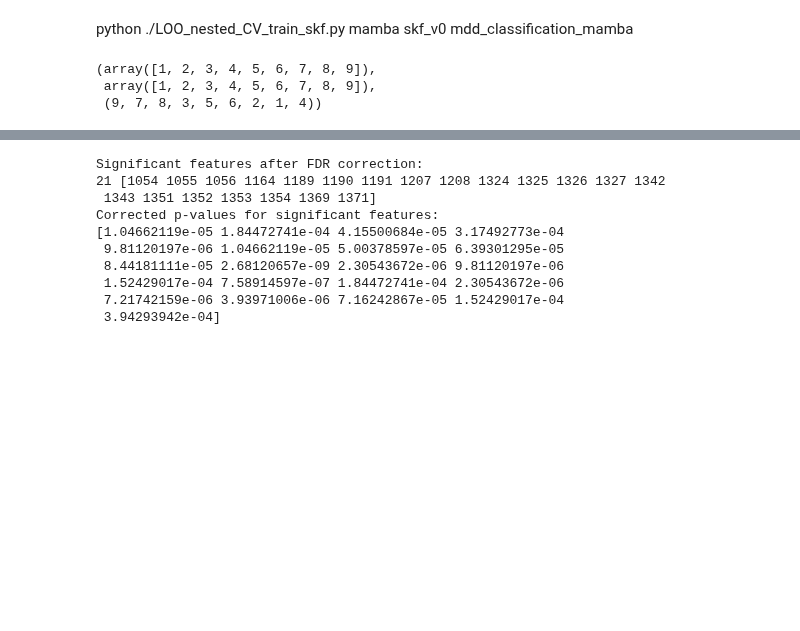
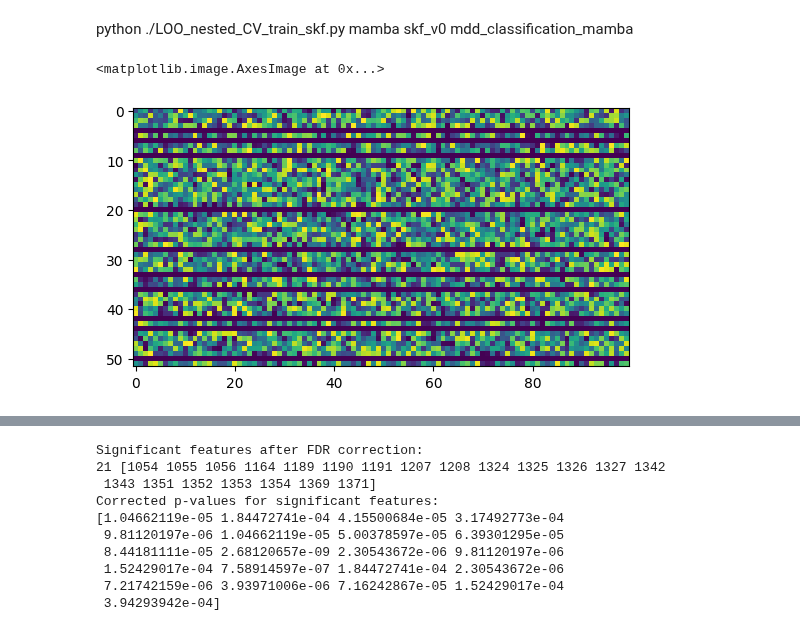
Before and after one commit to jinyuanwong/fnirs-treatment-response-prediction, a Jupyter notebook: playground.ipynb, the cells around one changed output, grey strips where cells are left out. Drawn from its saved outputs; the diff is of its cells as text; code cells hidden in the pictures; blank space fills up the shorter version.

```diff
--- a/playground.ipynb
+++ b/playground.ipynb
@@ -1,17 +1,27 @@
 # %% [markdown]
 python ./LOO_nested_CV_train_skf.py mamba skf_v0 mdd_classification_mamba
-# %%
-import numpy as np
-import matplotlib.pyplot as plt
-from mpl_toolkits.mplot3d import Axes3D
-import random
-data = label = indices = np.arange(1, 10)
-list(zip(data, label, indices))
-combined = list(zip(data, label, indices))
-random.shuffle(combined)
-_, _, indices = zip(*combined)
-data, label, indices
-# %% [output]
-(array([1, 2, 3, 4, 5, 6, 7, 8, 9]),
- array([1, 2, 3, 4, 5, 6, 7, 8, 9]),
- (9, 7, 8, 3, 5, 6, 2, 1, 4))
+# %%
+import numpy as np
+import matplotlib.pyplot as plt
+from mpl_toolkits.mplot3d import Axes3D
+import random
+data = np.random.rand(10, 52, 100)
+
+
+import random
+def generate_52_shuffle_array(min_num_channel=5, max_num_channel=15, total_ch=52):
+    random_number = random.randint(min_num_channel, max_num_channel)
+    values_array = [0] * random_number + [1] * (total_ch - random_number)
+    # Shuffle the array
+    random.shuffle(values_array)
+    return values_array
+def random_delete_channel(data, min_num_channel=5, max_num_channel=15, total_ch=52):
+    data_shape_ch = np.array([generate_52_shuffle_array(min_num_channel=min_num_channel, max_num_channel=max_num_channel, total_ch=total_ch) for i in range(data.shape[0])] )
+    return np.einsum('ijk,ij->ijk', data, data_shape_ch)
+
+
+data = random_delete_channel(data)
+plt.imshow(data[0])
+# %% [output]
+<matplotlib.image.AxesImage at 0x...>
+[figure, added]
```
Also changed, not shown: parts of 1 cell of this notebook, 32 other files.
